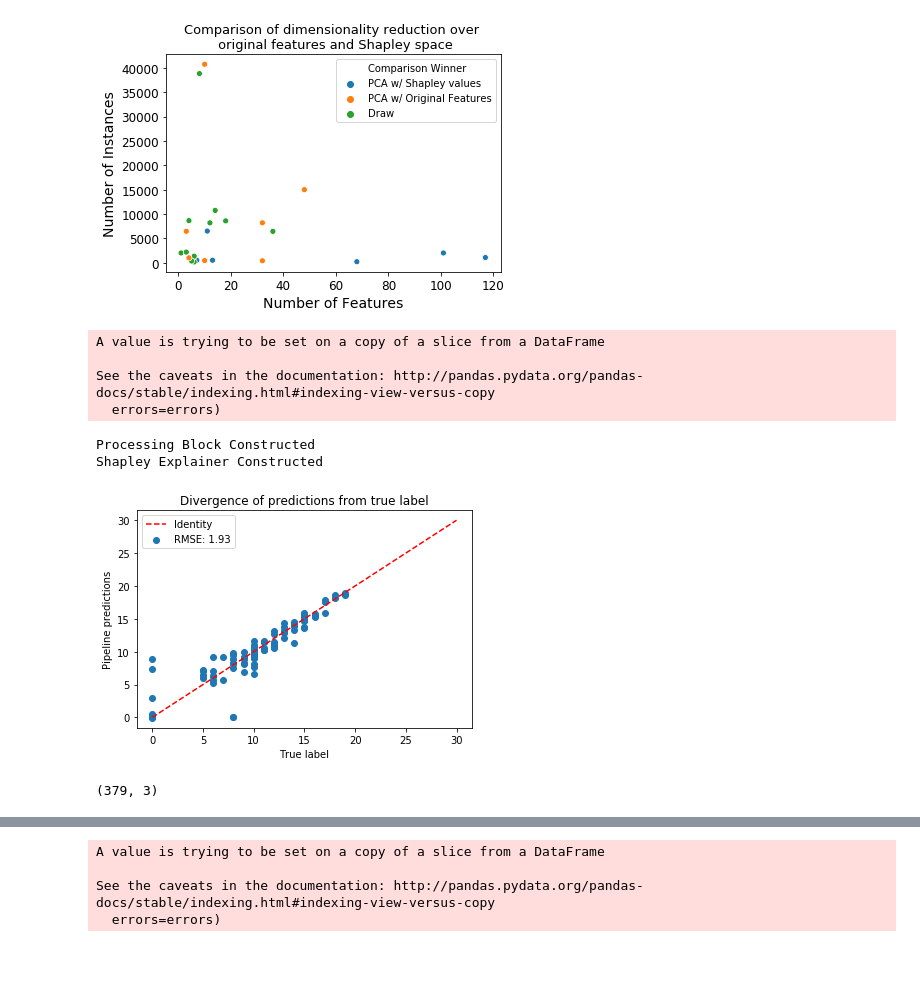
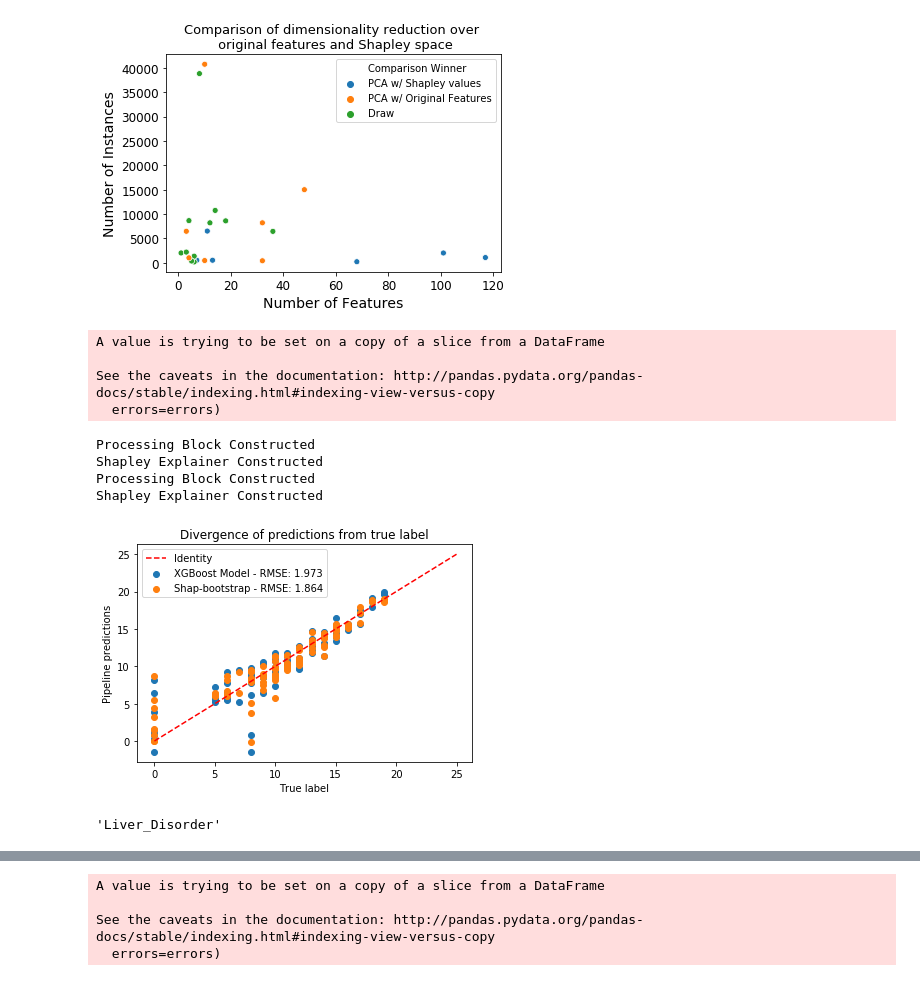
Before and after one commit to koralpc/shapley-bootstrapping, a Jupyter notebook: Notebooks/BuildingBlocksTrial.ipynb, the cells around one changed output, grey strips where cells are left out. Saved outputs shown, nothing was run; the diff lists cells and outputs as text; code cells hidden in the pictures.

```diff
--- a/Notebooks/BuildingBlocksTrial.ipynb
+++ b/Notebooks/BuildingBlocksTrial.ipynb
@@ -841,7 +841,7 @@ df.columns = ['PCA w/ Original Features', 'PCA w/ Shapley values', 'Instances',
 import math
 from shap_bootstrap.building_blocks import *
 from shap_bootstrap import datasets
-from shap_bootstrap.custom_pipeline import B8_Branch_Pipeline
+from shap_bootstrap.custom_pipeline import B1_Branch_Pipeline,B8_Branch_Pipeline
 from sklearn.cluster import KMeans
 from sklearn.neighbors import KNeighborsClassifier
 from sklearn.model_selection import train_test_split
@@ -849,26 +849,40 @@ from sklearn import metrics
 
 # Returns boston dataset & train-test split
 X,y,name = datasets.returnDataset(9)
-X_train,X_test,y_train,y_test = prepare_pipeline_data(X,y)
+X_train,X_test,y_train,y_test = prepare_pipeline_data(X,y,random_state = 42)
+#X_train_8,X_test_8,y_train_8,y_test_8 = prepare_pipeline_data(X,y,random_state=42)
 
 # Building blocks to be used in pipeline
 # All algorithms can be changed with other models except PCA
-explainer_type = 'XGBoost'
+explainer_type_b1 = 'XGBoost'
+explainer_type_b8 = 'Linear'
 model_type = 'XGBoost'
-nClusters = 3
-processing_block = ProcessingBlock()
-explainer_block = ExplainerBlock(explainer_type)
-reduce_block = ReduceBlock(PCA(1))
-cluster_block = ClusterBlock(nClusters,KMeans(n_clusters = nClusters,random_state = 0),KNeighborsClassifier(n_neighbors = nClusters))
-ensemble_block = EnsembleBlock(model_type)
+nClusters = 4
+
+processing_block_b1 = ProcessingBlock()
+explainer_block_b1 = ExplainerBlock(explainer_type_b1)
+cluster_block_b1 = ClusterBlock(nClusters,KMeans(n_clusters = nClusters,random_state = 0),KNeighborsClassifier(n_neighbors = nClusters))
+ensemble_block_b1 = EnsembleBlock(model_type)
 
 # Instantianate Branch 8 pipeline
-branch8 = B8_Branch_Pipeline(processing_block,explainer_block,reduce_block,cluster_block,ensemble_block)
+branch1 = B1_Branch_Pipeline(processing_block_b1,explainer_block_b1,cluster_block_b1,ensemble_block_b1)
+
+processing_block_b8 = ProcessingBlock()
+explainer_block_b8 = ExplainerBlock(explainer_type_b8)
+reduce_block_b8 = ReduceBlock(PCA(1))
+cluster_block_b8 = ClusterBlock(nClusters,KMeans(n_clusters = nClusters,random_state = 0),KNeighborsClassifier(n_neighbors = nClusters))
+ensemble_block_b8 = EnsembleBlock(model_type)
+
+# Instantianate Branch 8 pipeline
+branch8 = B8_Branch_Pipeline(processing_block_b8,explainer_block_b8,reduce_block_b8,cluster_block_b8,ensemble_block_b8)
 
 # Fit and predict
+branch1.fit(X_train,y_train)
+y_pred_b1 = branch1.predict(X_test)
+err_b1 = math.sqrt(metrics.mean_squared_error(y_test,y_pred_b1))
 branch8.fit(X_train,y_train)
-y_pred = branch8.predict(X_test)
-err = math.sqrt(metrics.mean_squared_error(y_test,y_pred))
+y_pred_b8 = branch8.predict(X_test)
+err_b8 = math.sqrt(metrics.mean_squared_error(y_test,y_pred_b8))
 # %% [output]
 A value is trying to be set on a copy of a slice from a DataFrame
 
@@ -876,28 +890,31 @@ See the caveats in the documentation: http://pandas.pydata.org/pandas-docs/stabl
   errors=errors)
 Processing Block Constructed
 Shapley Explainer Constructed
+Processing Block Constructed
+Shapley Explainer Constructed
 # %%
 ax = plt.subplot()
-ax.scatter(x = y_test,y = y_pred)
-ax.plot([0,30],[0,30],color = 'red',linestyle='--')
+ax.scatter(x=y_test,y = y_pred_b1)
+ax.scatter(x = y_test,y = y_pred_b8)
+ax.plot([0,25],[0,25],color = 'red',linestyle='--')
 ax.set_xlabel('True label')
 ax.set_ylabel('Pipeline predictions')
 ax.set_title('Divergence of predictions from true label')
 #ax.legend(['Identity','Model0','Model1','Model2','Model3'])
-new_labels = ['Identity', 'RMSE: {:.2f}'.format(err)]
+new_labels = ['Identity', 'XGBoost Model - RMSE: {:.3f}'.format(err_b1), 'Shap-bootstrap - RMSE: {:.3f}'.format(err_b8)]
 ax.legend(new_labels)
 #for t, l in zip(ax._legend.texts, new_labels): t.set_text(l)
 plt.savefig('../static/pred_scatter.png',transparent=True)
 # %% [output]
-[figure, old version]
+[figure, new version]
 # %%
 shap_red = branch8.shapley_values_reduced
 explained_ratio = reduce_block.reduce_model.explained_variance_ratio_
 #plt.scatter(branch8.cluster_block.X,branch8.cluster_block.y,c=labels)
-# %%
-shap_red.shape
-# %% [output]
-(379, 3)
+# %%
+name
+# %% [output]
+'Liver_Disorder'
 # %%
 explainer = branch8.explainer_block.explainer
 shap.initjs()
```
Also changed, not shown: parts of 1 cell of this notebook, 21 other files.
